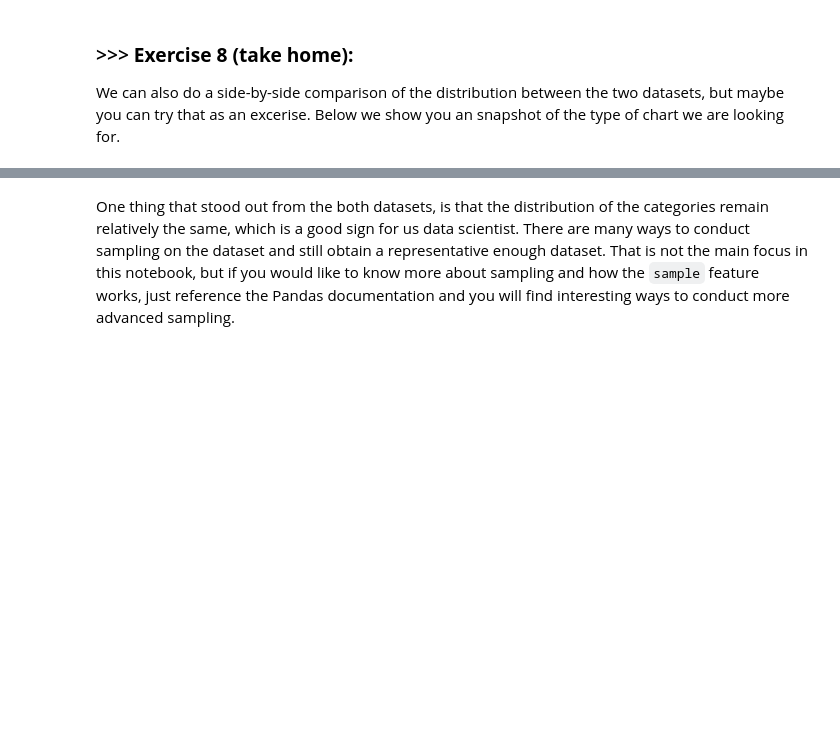
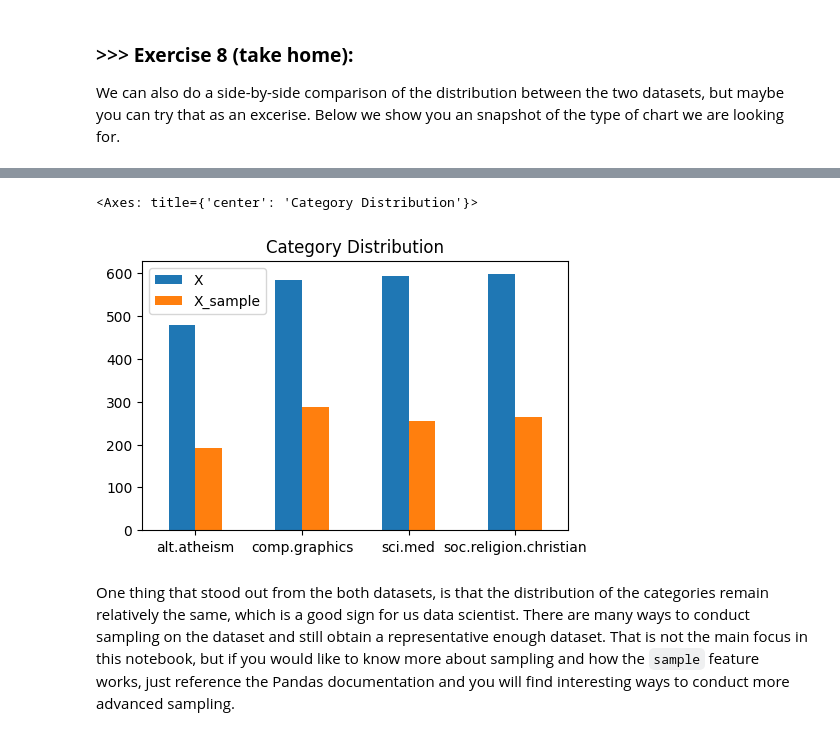
Before and after one commit to tower20021202/DM2025-Lab1-Exercise, a Jupyter notebook: DM2025-Lab1-Master.ipynb, the cells around one changed output, grey strips where cells are left out. Cells and saved outputs as stored; diff of their text form; code cells hidden in the pictures; blank space fills up the shorter version.

```diff
--- a/DM2025-Lab1-Master.ipynb
+++ b/DM2025-Lab1-Master.ipynb
@@ -733,3 +805,23 @@ We can also do a side-by-side comparison of the distribution between the two dat
+# %%
+# Answer here
+count_X = X["category_name"].value_counts()
+count_X_sample = X_sample["category_name"].value_counts()
+df_compare = pd.DataFrame({
+    "X": count_X,
+    "X_sample": count_X_sample
+})
+df_compare.index.name = None#把圖最下方的標籤清掉
+
+df_compare.plot(
+    kind="bar",
+    figsize=(5.5,3.5),
+    rot=0,
+    fontsize=10,
+    title="Category Distribution"
+)
+# %% [output]
+<Axes: title={'center': 'Category Distribution'}>
+[figure, added]
 # %% [markdown]
 One thing that stood out from the both datasets, is that the distribution of the categories remain relatively the same, which is a good sign for us data scientist. There are many ways to conduct sampling on the dataset and still obtain a representative enough dataset. That is not the main focus in this notebook, but if you would like to know more about sampling and how the `sample` feature works, just reference the Pandas documentation and you will find interesting ways to conduct more advanced sampling.
 # %% [markdown]
```
Also changed, not shown: parts of 66 cells of this notebook, 9 other files.
